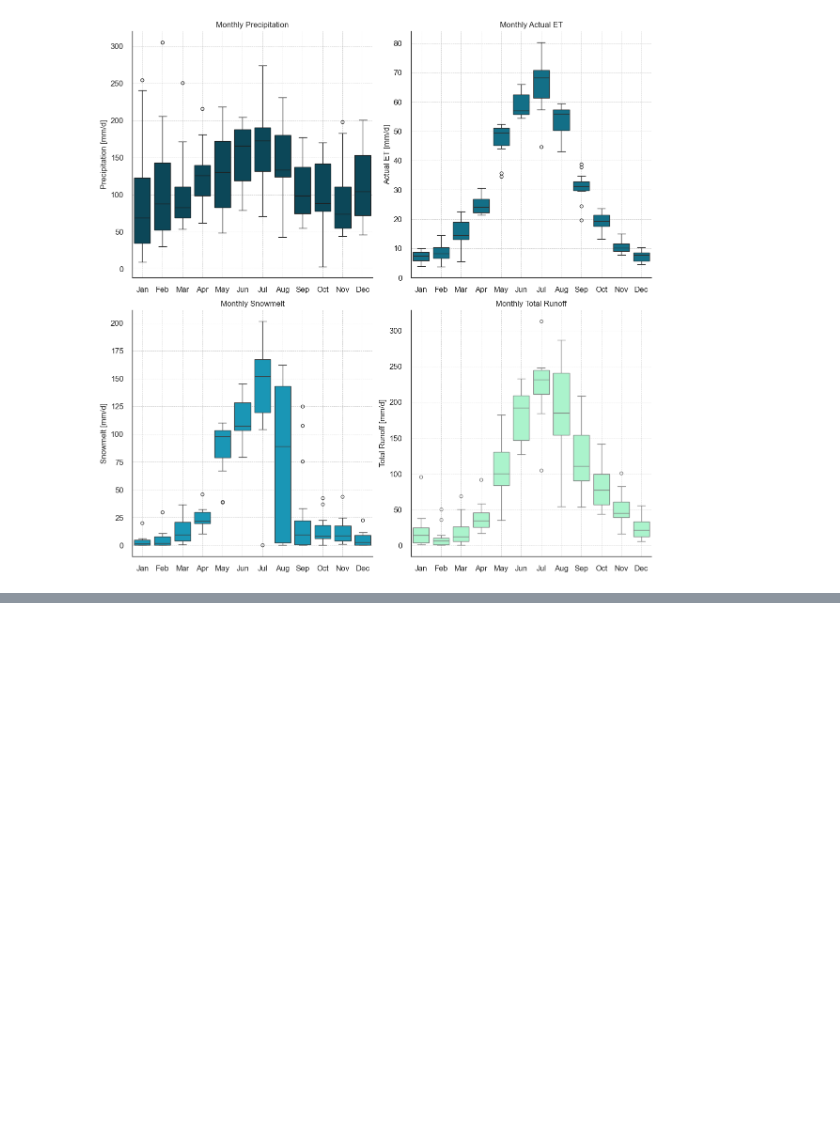
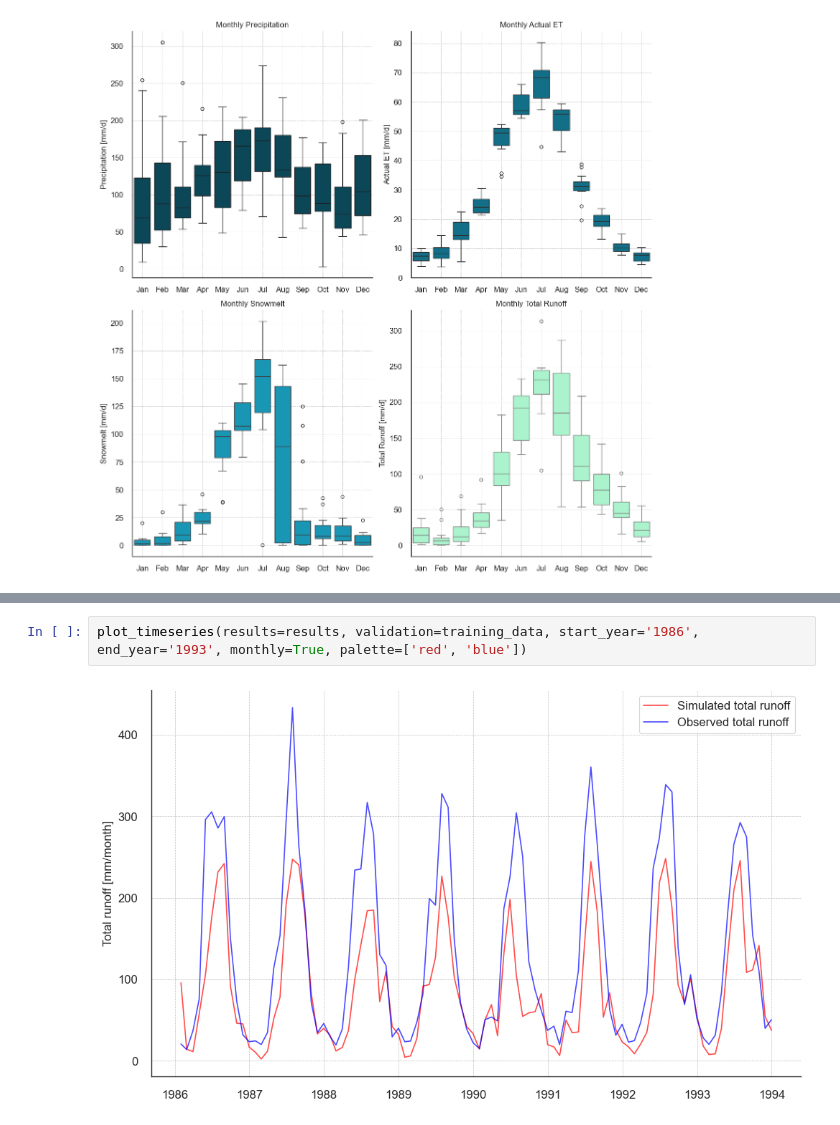
Before and after one commit to CooperBigFoot/bucket-model, a Jupyter notebook: test_run.ipynb, the cells around one changed output, grey strips where cells are left out. Drawn from its saved outputs; the diff is of its cells as text; blank space fills up the shorter version.

```diff
--- a/test_run.ipynb
+++ b/test_run.ipynb
@@ -90,0 +95,4 @@ plot_monthly_boxplot(results=results)
+# %%
+plot_timeseries(results=results, validation=training_data, start_year='1986', end_year='1993', monthly=True, palette=['red', 'blue'])
+# %% [output]
+[figure, added]
```
Also changed, not shown: parts of 2 cells of this notebook, 1 other file.
